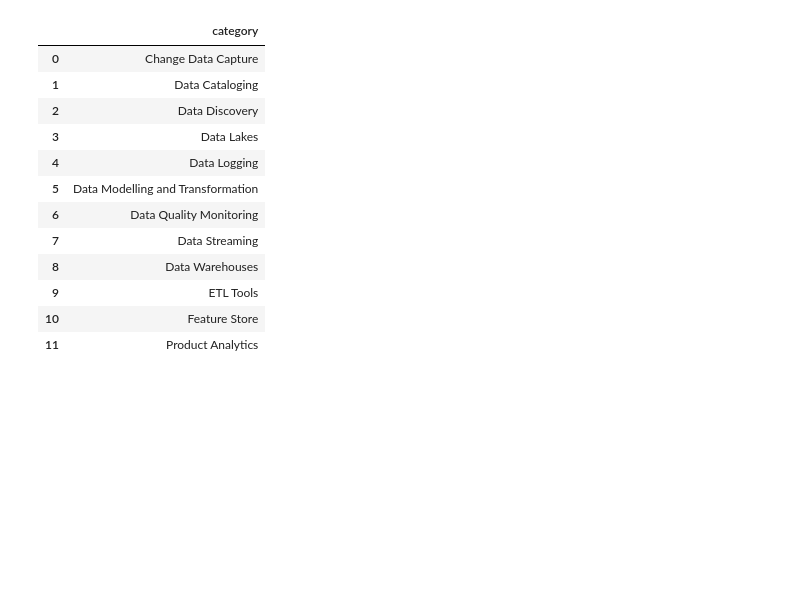
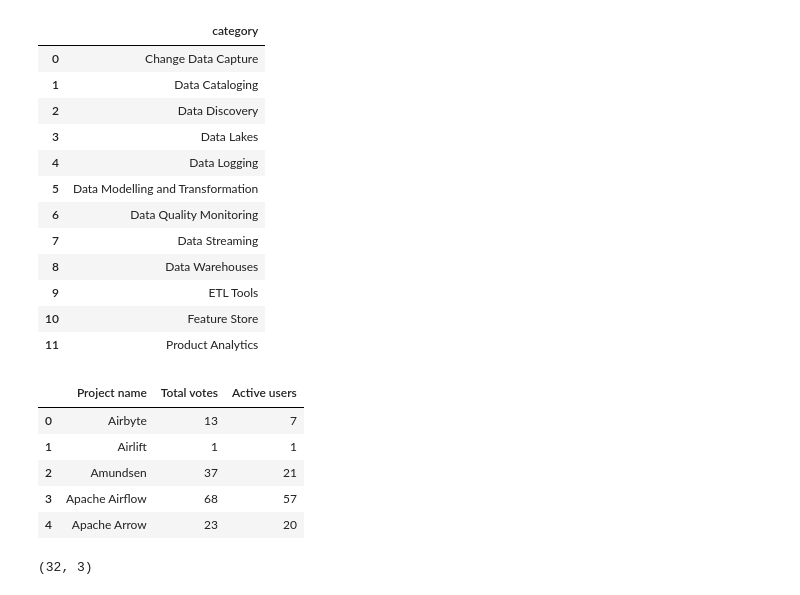
Before and after one commit to ledinhtrunghieu/diagrams, a Jupyter notebook: testssss.ipynb, the cells around one changed output. Saved outputs shown, nothing was run; the diff lists cells and outputs as text; code cells hidden in the pictures; blank space fills up the shorter version.

```diff
--- a/testssss.ipynb
+++ b/testssss.ipynb
@@ -67,3 +67,14 @@ category_df.head(50)
 | 9 | ETL Tools |
 | 10 | Feature Store |
 | 11 | Product Analytics |
+# %%
+oss_df = pd.read_csv('D:/OSS_survey.csv')
+# %%
+oss_df.head()
+# %% [output]
+|  | Project name | Total votes | Active users |
+| 0 | Airbyte | 13 | 7 |
+| 1 | Airlift | 1 | 1 |
+| 2 | Amundsen | 37 | 21 |
+| 3 | Apache Airflow | 68 | 57 |
+| 4 | Apache Arrow | 23 | 20 |
@@ -69,0 +83,4 @@ category_df.head(50)
+# %%
+results.shape
+# %% [output]
+(32, 3)
```
Also changed, not shown: parts of 1 cell of this notebook, 1 other file.
